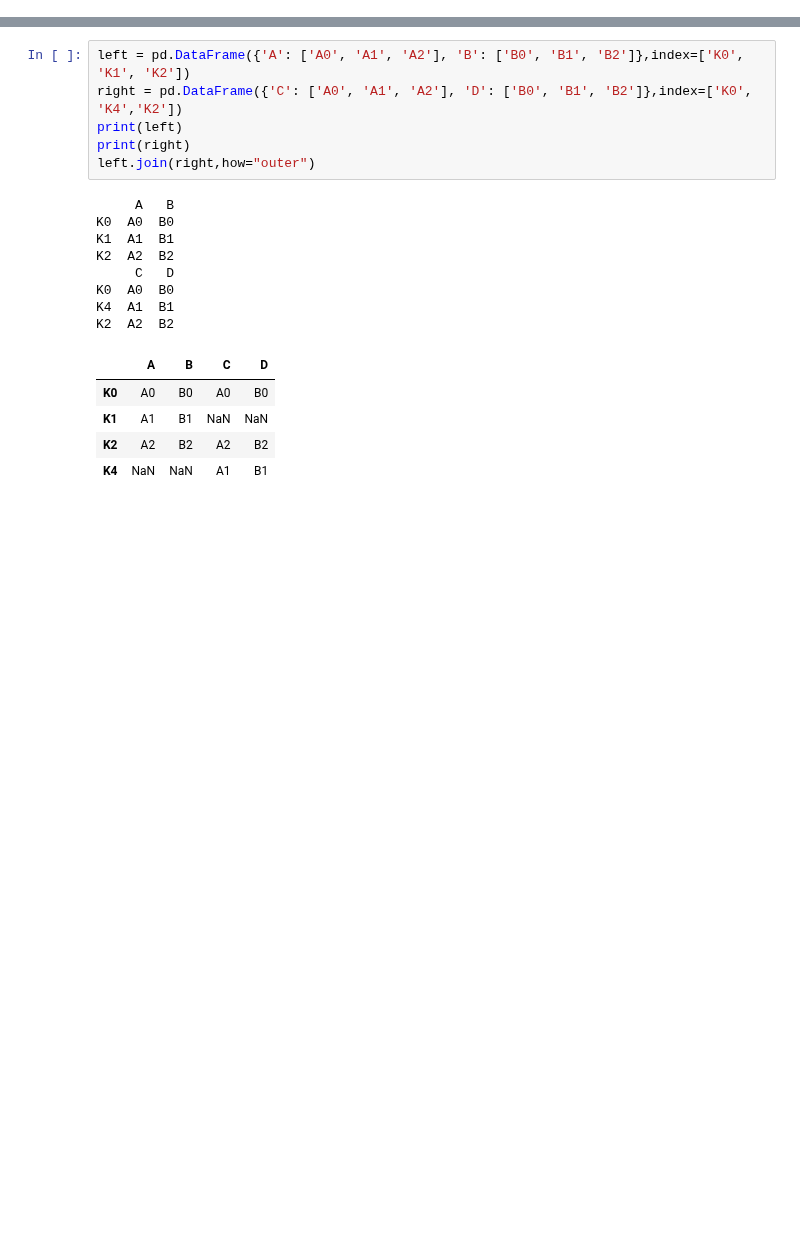
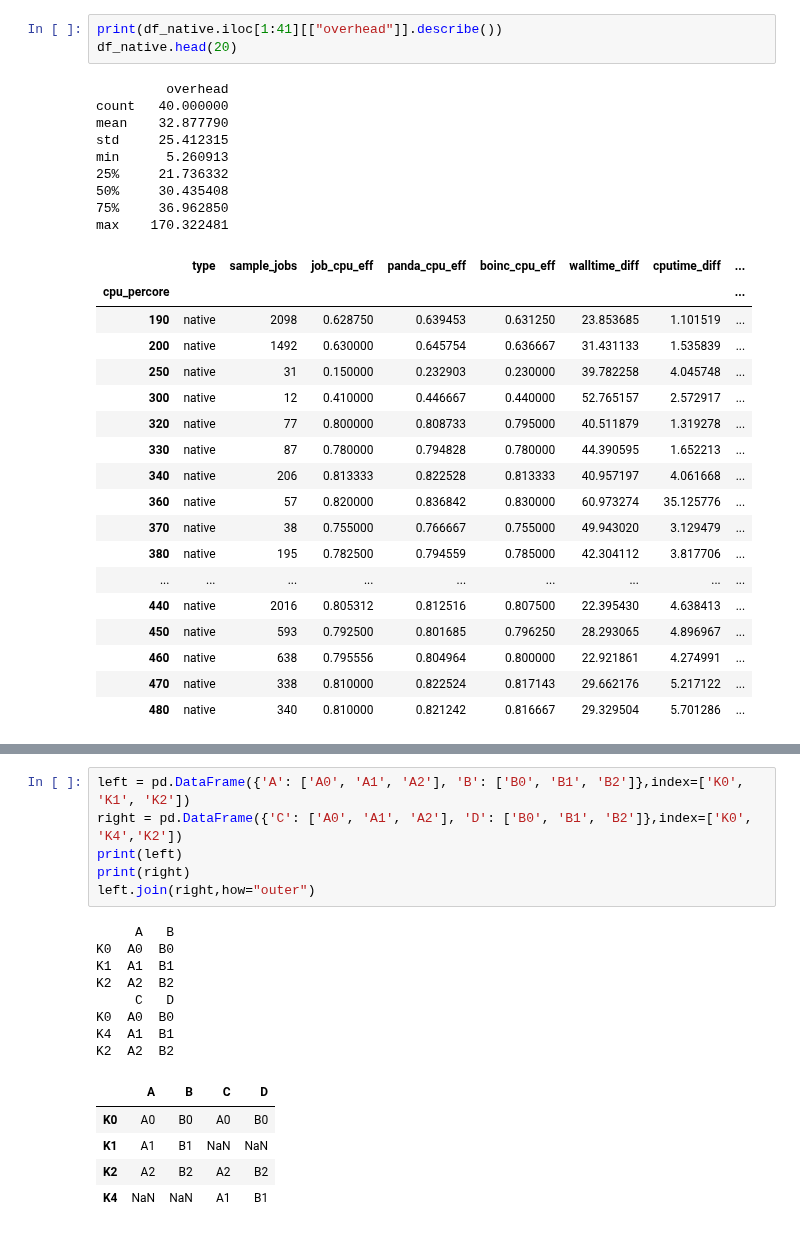
Before and after one commit to ATLAS-Analytics/AnalyticsNotebooks, a Jupyter notebook: Wenjing/BOINC_native_vs_vm_performance_bytask_plot.ipynb, the cells around one changed output, grey strips where cells are left out. Drawn from its saved outputs; the diff is of its cells as text; blank space fills up the shorter version.

```diff
--- a/Wenjing/BOINC_native_vs_vm_performance_bytask_plot.ipynb
+++ b/Wenjing/BOINC_native_vs_vm_performance_bytask_plot.ipynb
@@ -162,0 +193,31 @@ after trimming, 15223 total jobs, 802 vm jobs from 201 vm hosts, and 14421 nativ
+# %%
+print(df_native.iloc[1:41][["overhead"]].describe())
+df_native.head(20)
+# %% [output]
+         overhead
+count   40.000000
+mean    32.877790
+std     25.412315
+min      5.260913
+25%     21.736332
+50%     30.435408
+75%     36.962850
+max    170.322481
+|  | type | sample_jobs | job_cpu_eff | panda_cpu_eff | boinc_cpu_eff | walltime_diff | cputime_diff | ... |
+| cpu_percore |  |  |  |  |  |  |  | ... |
+| 190 | native | 2098 | 0.628750 | 0.639453 | 0.631250 | 23.853685 | 1.101519 | ... |
+| 200 | native | 1492 | 0.630000 | 0.645754 | 0.636667 | 31.431133 | 1.535839 | ... |
+| 250 | native | 31 | 0.150000 | 0.232903 | 0.230000 | 39.782258 | 4.045748 | ... |
+| 300 | native | 12 | 0.410000 | 0.446667 | 0.440000 | 52.765157 | 2.572917 | ... |
+| 320 | native | 77 | 0.800000 | 0.808733 | 0.795000 | 40.511879 | 1.319278 | ... |
+| 330 | native | 87 | 0.780000 | 0.794828 | 0.780000 | 44.390595 | 1.652213 | ... |
+| 340 | native | 206 | 0.813333 | 0.822528 | 0.813333 | 40.957197 | 4.061668 | ... |
+| 360 | native | 57 | 0.820000 | 0.836842 | 0.830000 | 60.973274 | 35.125776 | ... |
+| 370 | native | 38 | 0.755000 | 0.766667 | 0.755000 | 49.943020 | 3.129479 | ... |
+| 380 | native | 195 | 0.782500 | 0.794559 | 0.785000 | 42.304112 | 3.817706 | ... |
+| ... | ... | ... | ... | ... | ... | ... | ... | ... |
+| 440 | native | 2016 | 0.805312 | 0.812516 | 0.807500 | 22.395430 | 4.638413 | ... |
+| 450 | native | 593 | 0.792500 | 0.801685 | 0.796250 | 28.293065 | 4.896967 | ... |
+| 460 | native | 638 | 0.795556 | 0.804964 | 0.800000 | 22.921861 | 4.274991 | ... |
+| 470 | native | 338 | 0.810000 | 0.822524 | 0.817143 | 29.662176 | 5.217122 | ... |
+| 480 | native | 340 | 0.810000 | 0.821242 | 0.816667 | 29.329504 | 5.701286 | ... |
```
Also changed, not shown: parts of 3 cells of this notebook, 7 other files.
